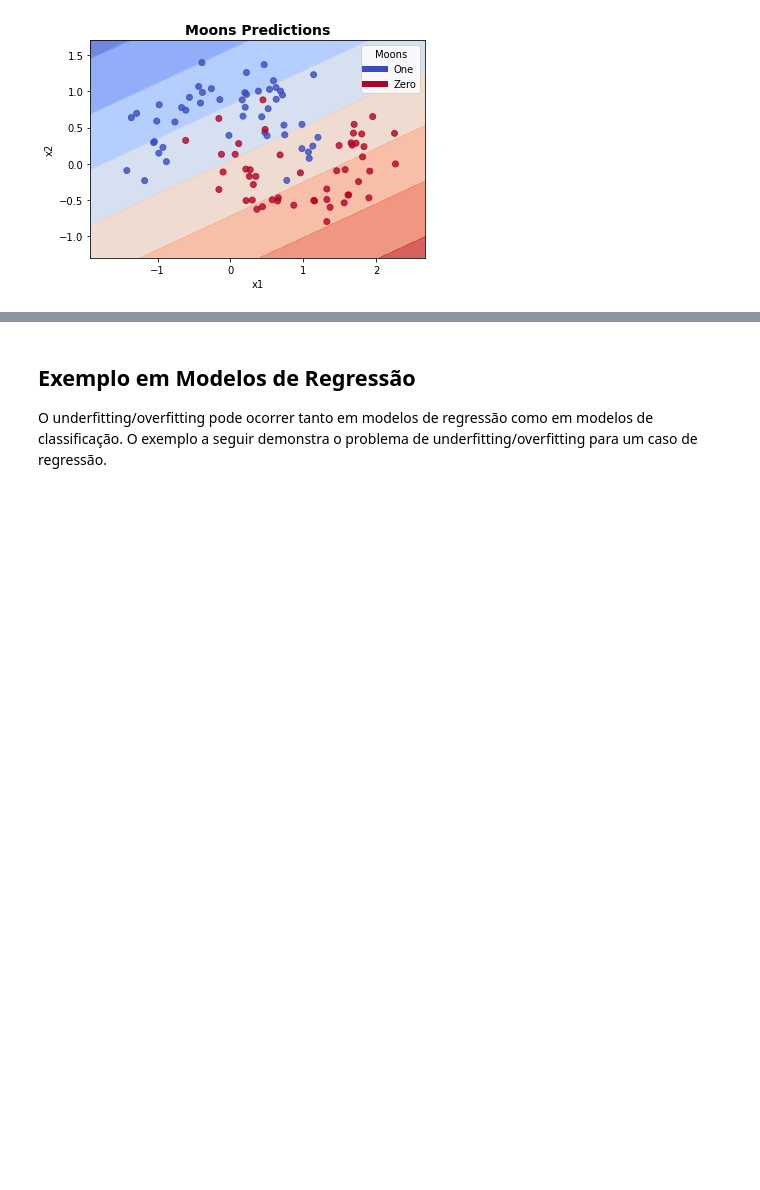
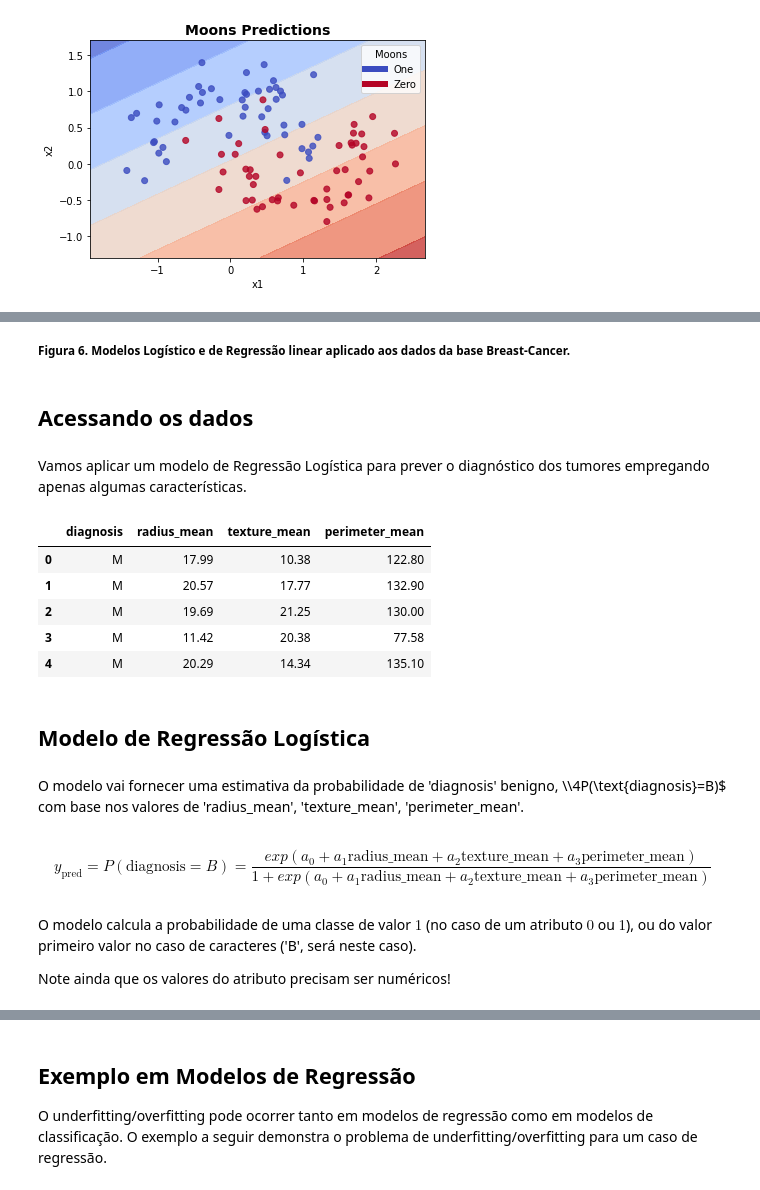
Before and after one commit to Rogerio-mack/Machine-Learning-I, a Jupyter notebook: ML3_RegressaoLogistica.ipynb, the cells around one changed output, grey strips where cells are left out. Saved outputs shown, nothing was run; the diff lists cells and outputs as text; code cells hidden in the pictures; blank space fills up the shorter version.

```diff
--- a/ML3_RegressaoLogistica.ipynb
+++ b/ML3_RegressaoLogistica.ipynb
@@ -503,0 +391,30 @@ O dilema está, portanto, em obter o ponto de equilíbrio entre o subajuste e so
+# %% [markdown]
+<small>
+
+<b>
+Figura 6. Modelos Logístico e de Regressão linear aplicado aos dados da base Breast-Cancer.
+# %% [markdown]
+## Acessando os dados
+# %% [markdown]
+Vamos aplicar um modelo de Regressão Logística para prever o diagnóstico dos tumores empregando apenas algumas características.
+# %%
+df = pd.read_csv('http://meusite.mackenzie.br/rogerio/TIC/breast-cancer-wisconsin.csv')
+df = df[['diagnosis', 'radius_mean', 'texture_mean', 'perimeter_mean']] # vamos empregar apenas uma parte dos dados
+df.head()
+# %% [output]
+|  | diagnosis | radius_mean | texture_mean | perimeter_mean |
+| 0 | M | 17.99 | 10.38 | 122.80 |
+| 1 | M | 20.57 | 17.77 | 132.90 |
+| 2 | M | 19.69 | 21.25 | 130.00 |
+| 3 | M | 11.42 | 20.38 | 77.58 |
+| 4 | M | 20.29 | 14.34 | 135.10 |
+# %% [markdown]
+## Modelo de Regressão Logística
+# %% [markdown]
+O modelo vai fornecer uma estimativa da probabilidade de 'diagnosis' benigno, \\\4P(\text{diagnosis}=B)$ com base nos valores de 'radius_mean', 'texture_mean', 'perimeter_mean'.
+# %% [markdown]
+$$ y_\text{pred} = P(\text{diagnosis}=B) = \frac{exp( a_0 + a_1	\text{radius_mean}	+ a_2 \text{texture_mean}	+ a_3 \text{perimeter_mean})}{1 + exp( a_0 + a_1	\text{radius_mean}	+ a_2 \text{texture_mean}	+ a_3 \text{perimeter_mean})}$$
+# %% [markdown]
+O modelo calcula a probabilidade de uma classe de valor $1$ (no caso de um atributo $0$ ou $1$), ou do valor primeiro valor no caso de caracteres ('B', será neste caso).
+
+Note ainda que os valores do atributo precisam ser numéricos!
```
Also changed, not shown: parts of 76 cells of this notebook.
